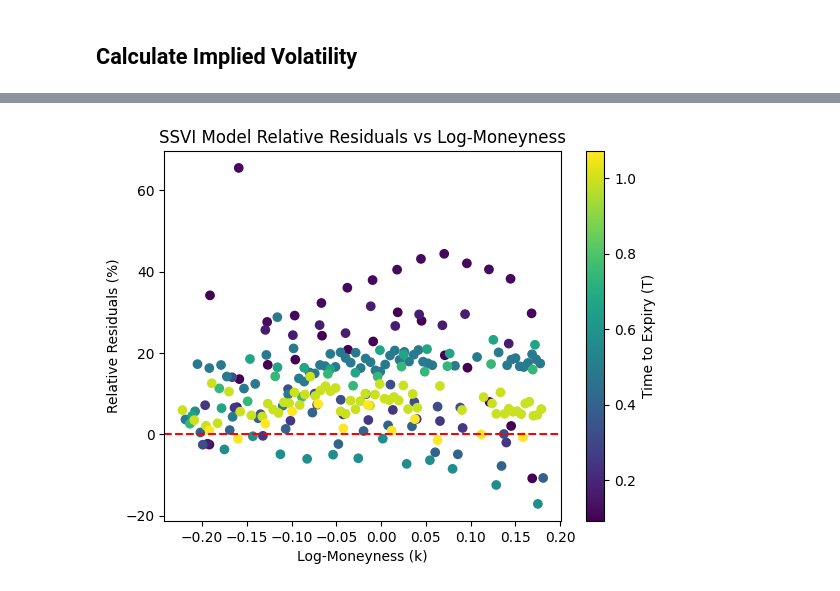
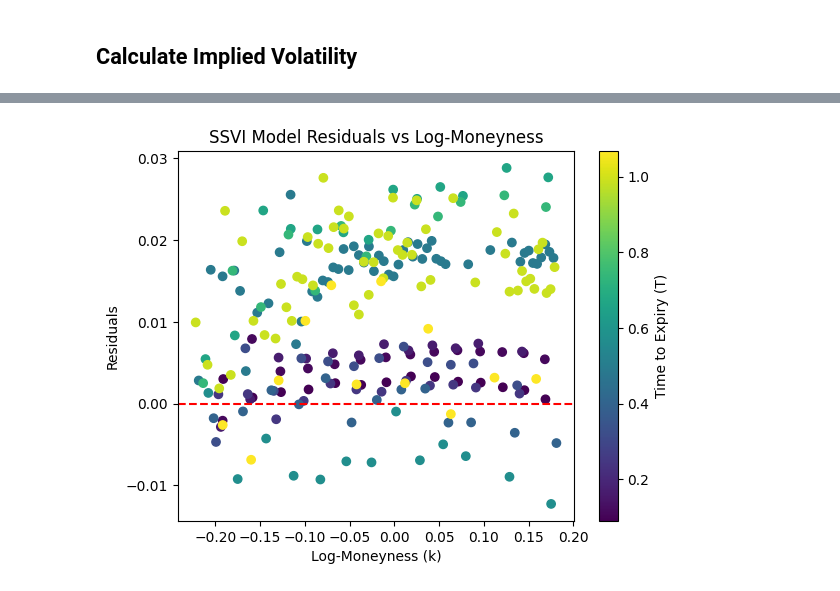
Before and after one commit to alqavii/ssvi-surface, a Jupyter notebook: backend/test copy.ipynb, the cells around one changed output, grey strips where cells are left out. Drawn from its saved outputs; the diff is of its cells as text; code cells hidden in the pictures.

```diff
--- a/backend/test copy.ipynb
+++ b/backend/test copy.ipynb
@@ -272,15 +269,15 @@ surface_data[["expiry", "K", "iv", "w", "w_ssvi", "relative_residuals"]]
 237 rows × 6 columns
 # %%
 import matplotlib.pyplot as plt
-plt.scatter(surface_data["k"], surface_data["relative_residuals"], c=surface_data["T"], cmap="viridis")
+plt.scatter(surface_data["k"], surface_data["residuals"], c=surface_data["T"], cmap="viridis")
 plt.colorbar(label="Time to Expiry (T)")
 plt.xlabel("Log-Moneyness (k)")
-plt.ylabel("Relative Residuals (%)")
-plt.title("SSVI Model Relative Residuals vs Log-Moneyness")
+plt.ylabel("Residuals")
+plt.title("SSVI Model Residuals vs Log-Moneyness")
 plt.axhline(0, color='red', linestyle='--')
 plt.show()
 # %% [output]
-[figure, old version]
+[figure, new version]
 # %%
 mean_residuals = surface_data.groupby("expiry")["residuals"].mean()
 mean_residuals = mean_residuals.rename("mean_residuals")
```
Also changed, not shown: parts of 11 cells of this notebook, 37 other files.
